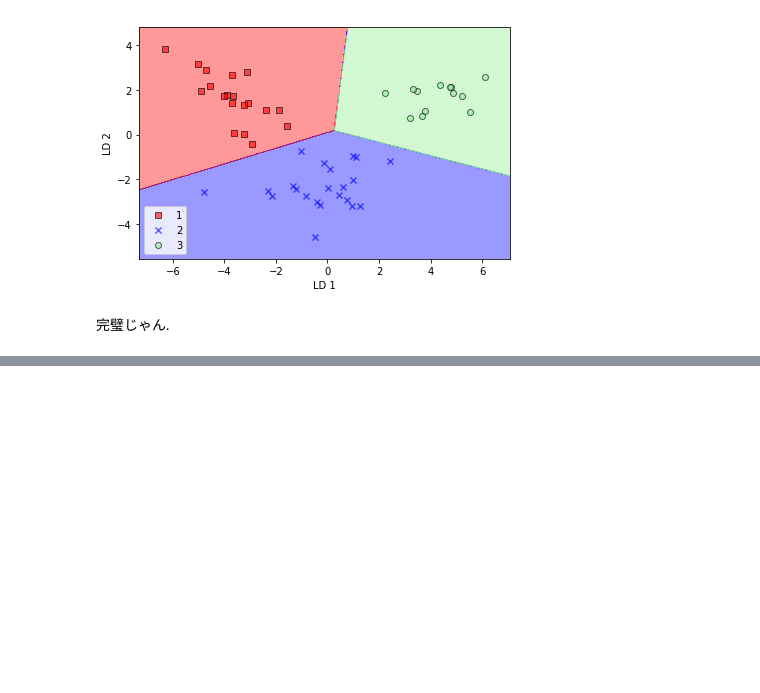
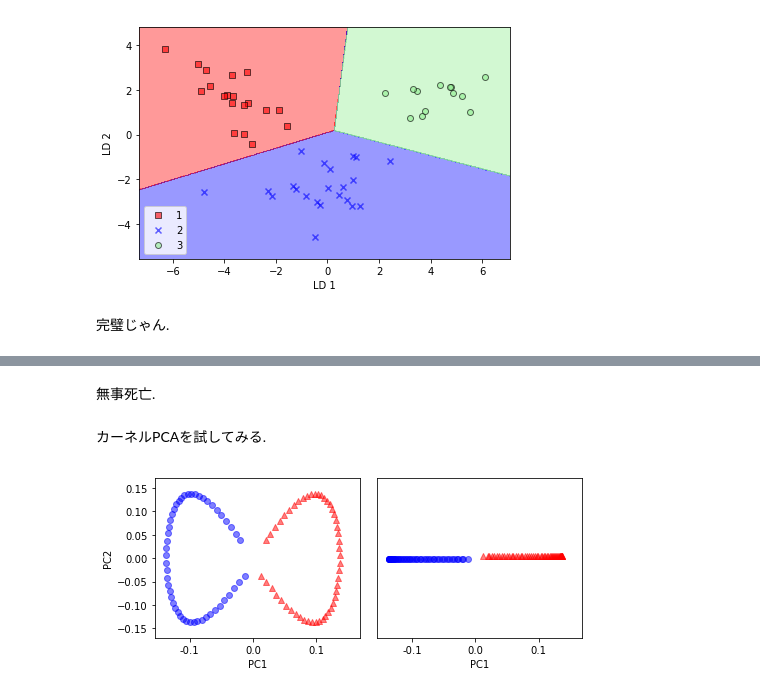
Before and after one commit to taq225/py_ML_book, a Jupyter notebook: Ch5.ipynb, the cells around one changed output, grey strips where cells are left out. Drawn from its saved outputs; the diff is of its cells as text; code cells hidden in the pictures; blank space fills up the shorter version.

```diff
--- a/Ch5.ipynb
+++ b/Ch5.ipynb
@@ -595,0 +827,33 @@ plt.show()
+# %% [markdown]
+無事死亡.
+# %% [markdown]
+カーネルPCAを試してみる.
+# %%
+from matplotlib.ticker import FormatStrFormatter
+
+X_kpca = rbf_kernel_pca(X, gamma=15, n_components=2)
+
+fig, ax = plt.subplots(nrows=1,ncols=2, figsize=(7,3))
+ax[0].scatter(X_kpca[y==0, 0], X_kpca[y==0, 1],
+            color='red', marker='^', alpha=0.5)
+ax[0].scatter(X_kpca[y==1, 0], X_kpca[y==1, 1],
+            color='blue', marker='o', alpha=0.5)
+
+ax[1].scatter(X_kpca[y==0, 0], np.zeros((50,1))+0.02,
+            color='red', marker='^', alpha=0.5)
+ax[1].scatter(X_kpca[y==1, 0], np.zeros((50,1))-0.02,
+            color='blue', marker='o', alpha=0.5)
+
+ax[0].set_xlabel('PC1')
+ax[0].set_ylabel('PC2')
+ax[1].set_ylim([-1, 1])
+ax[1].set_yticks([])
+ax[1].set_xlabel('PC1')
+ax[0].xaxis.set_major_formatter(FormatStrFormatter('%0.1f'))
+ax[1].xaxis.set_major_formatter(FormatStrFormatter('%0.1f'))
+
+plt.tight_layout()
+# plt.savefig('./figures/half_moon_3.png', dpi=300)
+plt.show()
+# %% [output]
+[figure, added]
```
Also changed, not shown: parts of 36 cells of this notebook.
